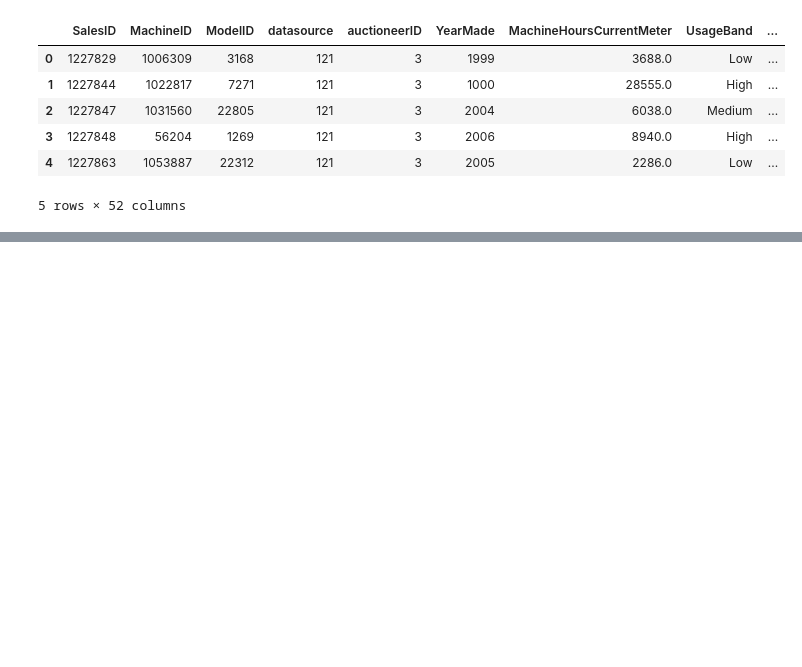
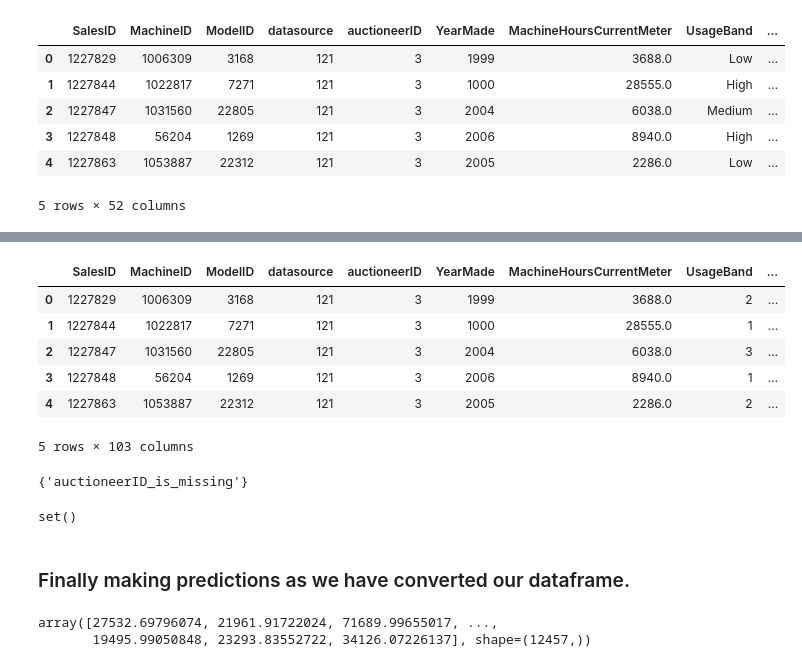
Before and after one commit to adarsh-sirswal/bulldozer-price-prediction-timeseries, a Jupyter notebook: end-to-end-bulldozer-price-prediction.ipynb, the cells around one changed output, grey strips where cells are left out. Saved outputs shown, nothing was run; the diff lists cells and outputs as text; code cells hidden in the pictures; blank space fills up the shorter version.

```diff
--- a/end-to-end-bulldozer-price-prediction.ipynb
+++ b/end-to-end-bulldozer-price-prediction.ipynb
@@ -694,0 +739,48 @@ df_test.head()
+# %%
+def preprocced_data(df):
+    '''
+        Preprocessing df_test to fit into the model of the data in which it is trained. Changing the following
+        parameters:-
+
+        1) Filling missing values
+        2) Changing strings into categories
+        3) Adding/ removing redundant/ excess features.
+    '''
+    df["saleYear"] = df["saledate"].dt.year
+    df["saleMonth"] = df["saledate"].dt.month
+    df["saleDay"] = df["saledate"].dt.day
+    df["saleDayOfWeek"] = df["saledate"].dt.day_of_week
+    df["saleDayofYear"] = df["saledate"].dt.day_of_year
+
+    ## Filling numeric value with median
+    for label, content in df.items():
+        if pd.api.types.is_numeric_dtype(content):
+            if pd.isnull(content).sum():
+                ## Adding column at end to tell if column had missing value
+                df[label+"_is_missing"] = pd.isnull(content)
+                ## Filling missing value with median
+                df[label] = content.fillna(content.median())
+
+        ## Filled categorical missing data and turning categories into numbers
+        if not pd.api.types.is_numeric_dtype(content):
+            df[label+"_is_missing"] = pd.isnull(content)
+            ## Turning columns to categories and adding 1 (as null values have code -1)
+            df[label]=pd.Categorical(content).codes + 1
+
+    return df
+# %%
+## Preprocessing data
+df_test = preprocced_data(df_test)
+df_test.head()
+# %% [output]
+|  | SalesID | MachineID | ModelID | datasource | auctioneerID | YearMade | MachineHoursCurrentMeter | UsageBand | ... |
+| 0 | 1227829 | 1006309 | 3168 | 121 | 3 | 1999 | 3688.0 | 2 | ... |
+| 1 | 1227844 | 1022817 | 7271 | 121 | 3 | 1000 | 28555.0 | 1 | ... |
+| 2 | 1227847 | 1031560 | 22805 | 121 | 3 | 2004 | 6038.0 | 3 | ... |
+| 3 | 1227848 | 56204 | 1269 | 121 | 3 | 2006 | 8940.0 | 1 | ... |
+| 4 | 1227863 | 1053887 | 22312 | 121 | 3 | 2005 | 2286.0 | 2 | ... |
+5 rows × 103 columns
+# %%
+set(X_train.columns) - set(df_test.columns)
+# %% [output]
+{'auctioneerID_is_missing'}
@@ -694,0 +791,13 @@ df_test.head()
+# %%
+set(df_test.columns) - set(X_train.columns) ## Empty set, no difference in columns.
+# %% [output]
+set()
+# %% [markdown]
+### Finally making predictions as we have converted our dataframe.
+# %%
+## Making predictions on test data
+test_preds = ideal_model.predict(df_test)
+test_preds
+# %% [output]
+array([27532.69796074, 21961.91722024, 71689.99655017, ...,
+       19495.99050848, 23293.83552722, 34126.07226137], shape=(12457,))
```
Also changed, not shown: parts of 9 cells of this notebook.
